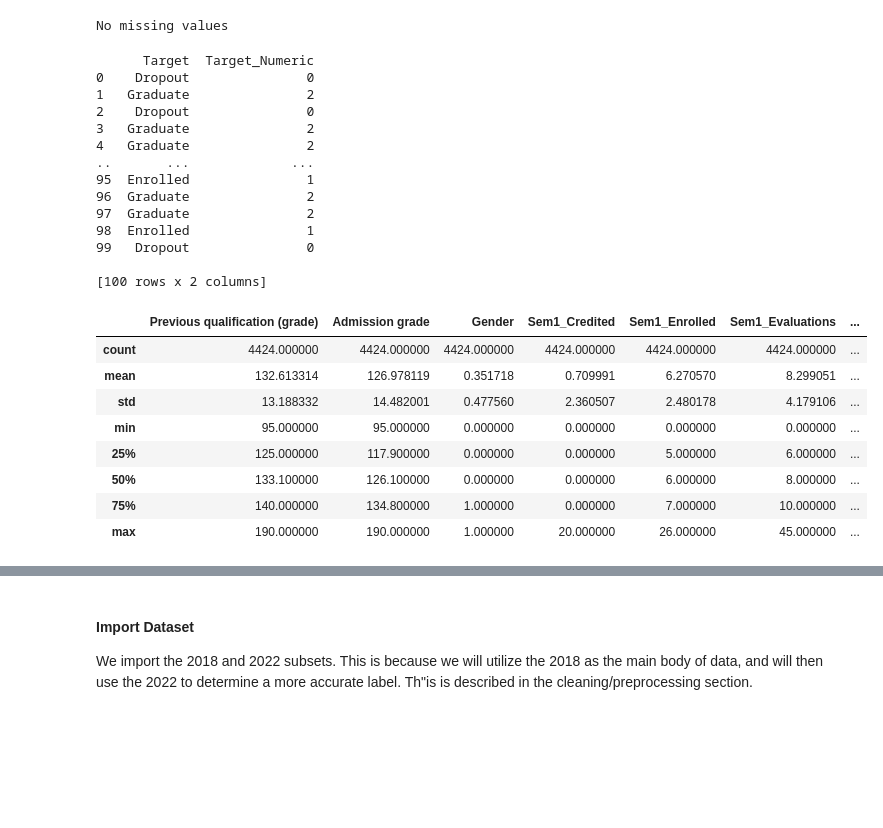
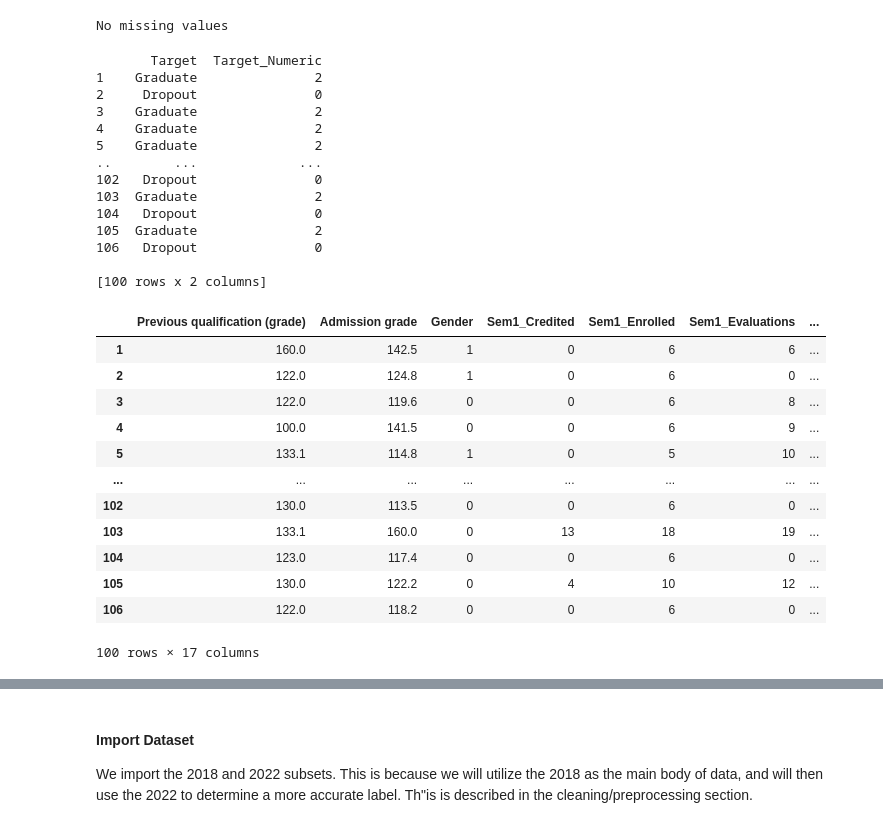
Before and after one commit to COGS108/Group127_WI26, a Jupyter notebook: 02-EDACheckpoint.ipynb, the cells around one changed output, grey strips where cells are left out. Drawn from its saved outputs; the diff is of its cells as text; code cells hidden in the pictures; blank space fills up the shorter version.

Commit message:
some cleaning on d1/d2,calculations for eda,project timeline

```diff
--- a/02-EDACheckpoint.ipynb
+++ b/02-EDACheckpoint.ipynb
@@ -234,6 +228,9 @@ cols_to_drop = [
 ]
 
 data1 = data1.drop(columns = cols_to_drop, errors = 'ignore')
+# %%
+## Then remove rows where enrolled credits are 0
+data1 = data1.loc[(data1['Curricular units 1st sem (enrolled)'] != 0) & (data1['Curricular units 2nd sem (enrolled)'] != 0)]
 # %%
 ## Mapping 'Target' to numerical values
 target_map = {
@@ -246,18 +243,18 @@ data1['Target_Numeric'] = data1['Target'].map(target_map)
 print(data1[['Target', 'Target_Numeric']].head(100))
 ## Target_numeric now shows the outcome as an integer
 # %% [output]
-      Target  Target_Numeric
-0    Dropout               0
-1   Graduate               2
-2    Dropout               0
-3   Graduate               2
-4   Graduate               2
-..       ...             ...
-95  Enrolled               1
-96  Graduate               2
-97  Graduate               2
-98  Enrolled               1
-99   Dropout               0
+       Target  Target_Numeric
+1    Graduate               2
+2     Dropout               0
+3    Graduate               2
+4    Graduate               2
+5    Graduate               2
+..        ...             ...
+102   Dropout               0
+103  Graduate               2
+104   Dropout               0
+105  Graduate               2
+106   Dropout               0
 
 [100 rows x 2 columns]
 # %%
@@ -289,14 +286,19 @@ data1_clean.to_csv(processed_path, index=False, sep = ';')
 # %%
 ## 4. SUMMARY STATISTICS
 data1_clean.describe()
+data1_clean.head(100)
 # %% [output]
 |  | Previous qualification (grade) | Admission grade | Gender | Sem1_Credited | Sem1_Enrolled | Sem1_Evaluations | ... |
-| count | 4424.000000 | 4424.000000 | 4424.000000 | 4424.000000 | 4424.000000 | 4424.000000 | ... |
-| mean | 132.613314 | 126.978119 | 0.351718 | 0.709991 | 6.270570 | 8.299051 | ... |
-| std | 13.188332 | 14.482001 | 0.477560 | 2.360507 | 2.480178 | 4.179106 | ... |
-| min | 95.000000 | 95.000000 | 0.000000 | 0.000000 | 0.000000 | 0.000000 | ... |
-| 25% | 125.000000 | 117.900000 | 0.000000 | 0.000000 | 5.000000 | 6.000000 | ... |
-| 50% | 133.100000 | 126.100000 | 0.000000 | 0.000000 | 6.000000 | 8.000000 | ... |
-| 75% | 140.000000 | 134.800000 | 1.000000 | 0.000000 | 7.000000 | 10.000000 | ... |
-| max | 190.000000 | 190.000000 | 1.000000 | 20.000000 | 26.000000 | 45.000000 | ... |
+| 1 | 160.0 | 142.5 | 1 | 0 | 6 | 6 | ... |
+| 2 | 122.0 | 124.8 | 1 | 0 | 6 | 0 | ... |
+| 3 | 122.0 | 119.6 | 0 | 0 | 6 | 8 | ... |
+| 4 | 100.0 | 141.5 | 0 | 0 | 6 | 9 | ... |
+| 5 | 133.1 | 114.8 | 1 | 0 | 5 | 10 | ... |
+| ... | ... | ... | ... | ... | ... | ... | ... |
+| 102 | 130.0 | 113.5 | 0 | 0 | 6 | 0 | ... |
+| 103 | 133.1 | 160.0 | 0 | 13 | 18 | 19 | ... |
+| 104 | 123.0 | 117.4 | 0 | 0 | 6 | 0 | ... |
+| 105 | 130.0 | 122.2 | 0 | 4 | 10 | 12 | ... |
+| 106 | 122.0 | 118.2 | 0 | 0 | 6 | 0 | ... |
+100 rows × 17 columns
 # %% [markdown]
```
Also changed, not shown: parts of 20 cells of this notebook, 2 other files.
